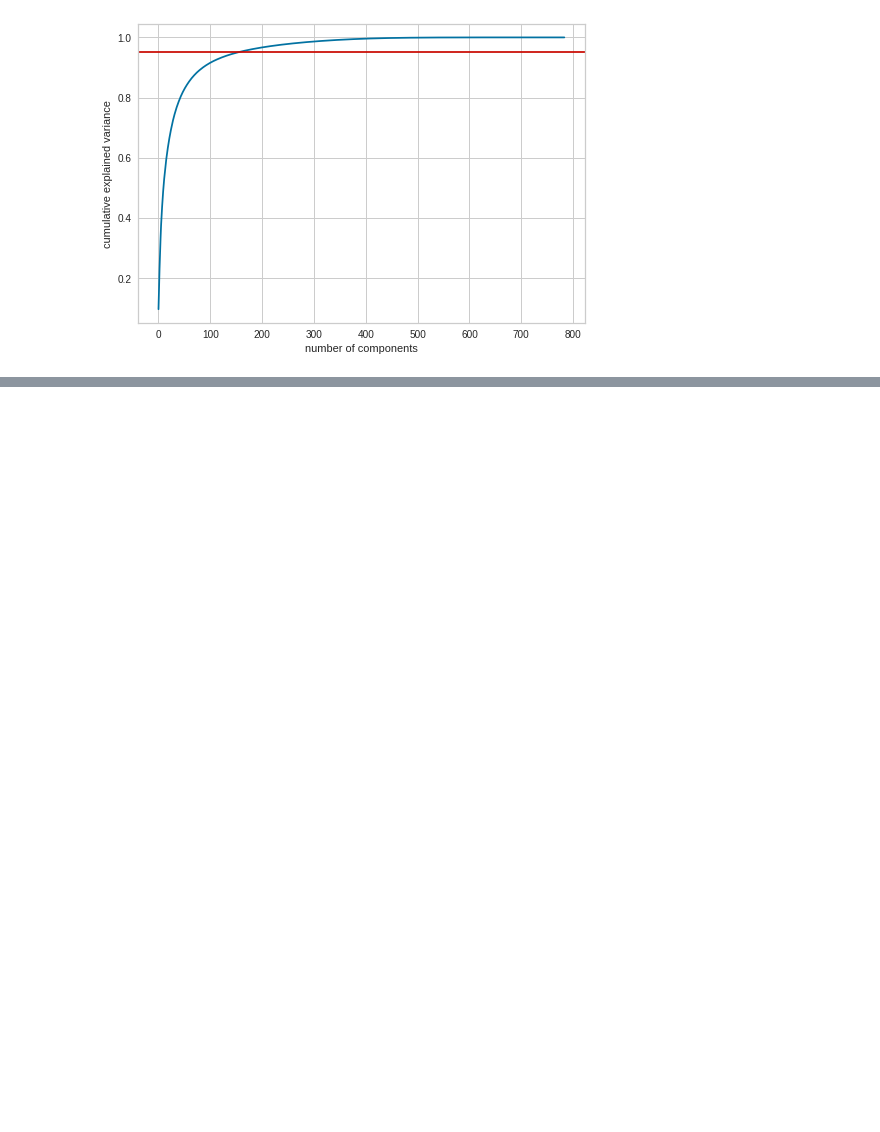
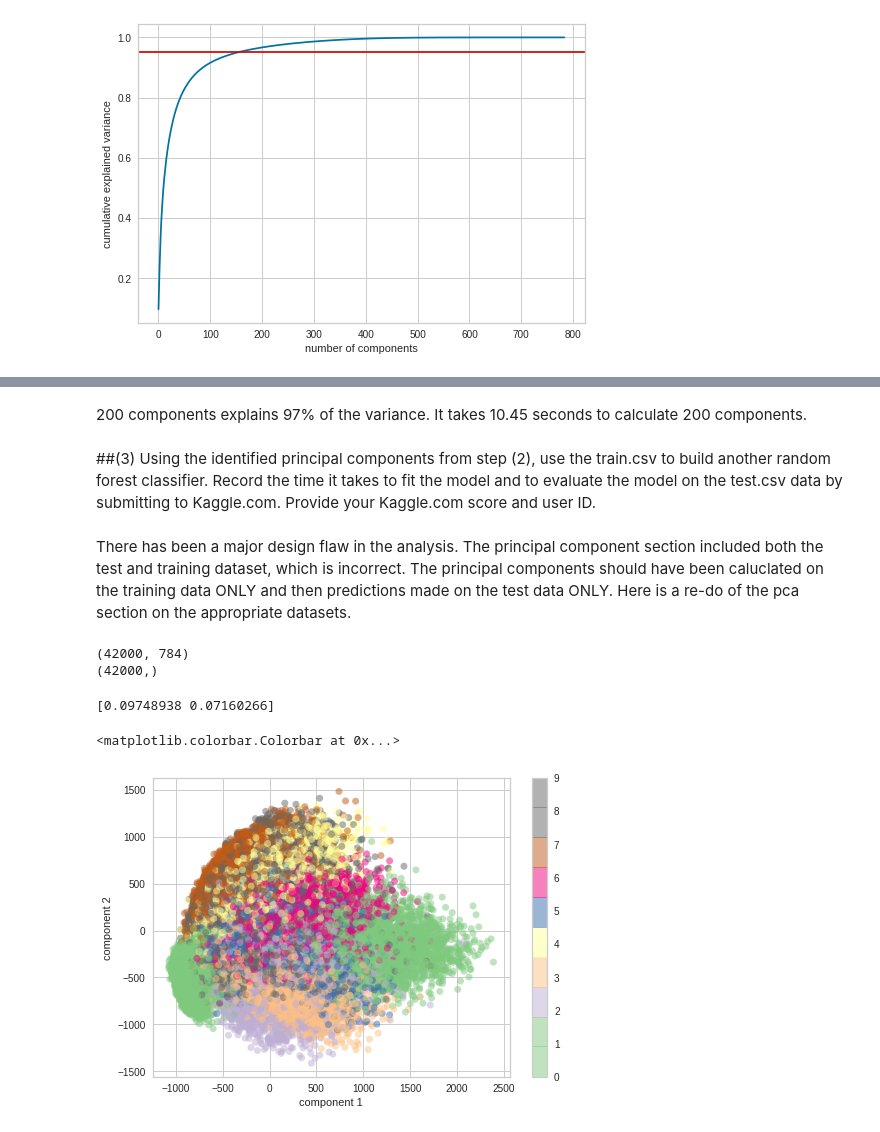
Before and after one commit to bstrain71/422_MNIST, a Jupyter notebook: Strain_Assignment_5.ipynb, the cells around one changed output, grey strips where cells are left out. Saved outputs shown, nothing was run; the diff lists cells and outputs as text; code cells hidden in the pictures; blank space fills up the shorter version.

```diff
--- a/Strain_Assignment_5.ipynb
+++ b/Strain_Assignment_5.ipynb
@@ -188,0 +187,34 @@ print(projected.shape)
+# %% [markdown]
+200 components explains 97% of the variance. It takes 10.45 seconds to calculate 200 components.
+# %% [markdown]
+##(3) Using the identified principal components from step (2), use the train.csv to build another random forest classifier. Record the time it takes to fit the model and to evaluate the model on the test.csv data by submitting to Kaggle.com. Provide your Kaggle.com score and user ID.
+# %% [markdown]
+There has been a major design flaw in the analysis. The principal component section included both the test and training dataset, which is incorrect. The principal components should have been caluclated on the training data ONLY and then predictions made on the test data ONLY. Here is a re-do of the pca section on the appropriate datasets.
+# %%
+X_train = train_df.drop(columns=['label'])
+y_train = train_df['label']
+
+print(X_train.shape)
+print(y_train.shape)
+# %% [output]
+(42000, 784)
+(42000,)
+# %%
+# first do 2 pc's to make a cool plot
+pca = PCA(2).fit(X_train)
+print(pca.explained_variance_ratio_)
+# %% [output]
+[0.09748938 0.07160266]
+# %%
+# plot the two principal components and color them according to their label
+pca = PCA(2)
+projected = pca.fit_transform(X_train)
+plt.scatter(projected[:, 0], projected[:, 1],
+            c=y_train, edgecolor='none', alpha=0.5,
+            cmap=plt.cm.get_cmap('Accent', 10))
+plt.xlabel('component 1')
+plt.ylabel('component 2')
+plt.colorbar()
+# %% [output]
+<matplotlib.colorbar.Colorbar at 0x...>
+[figure, added]
```
Also changed, not shown: parts of 9 cells of this notebook.
